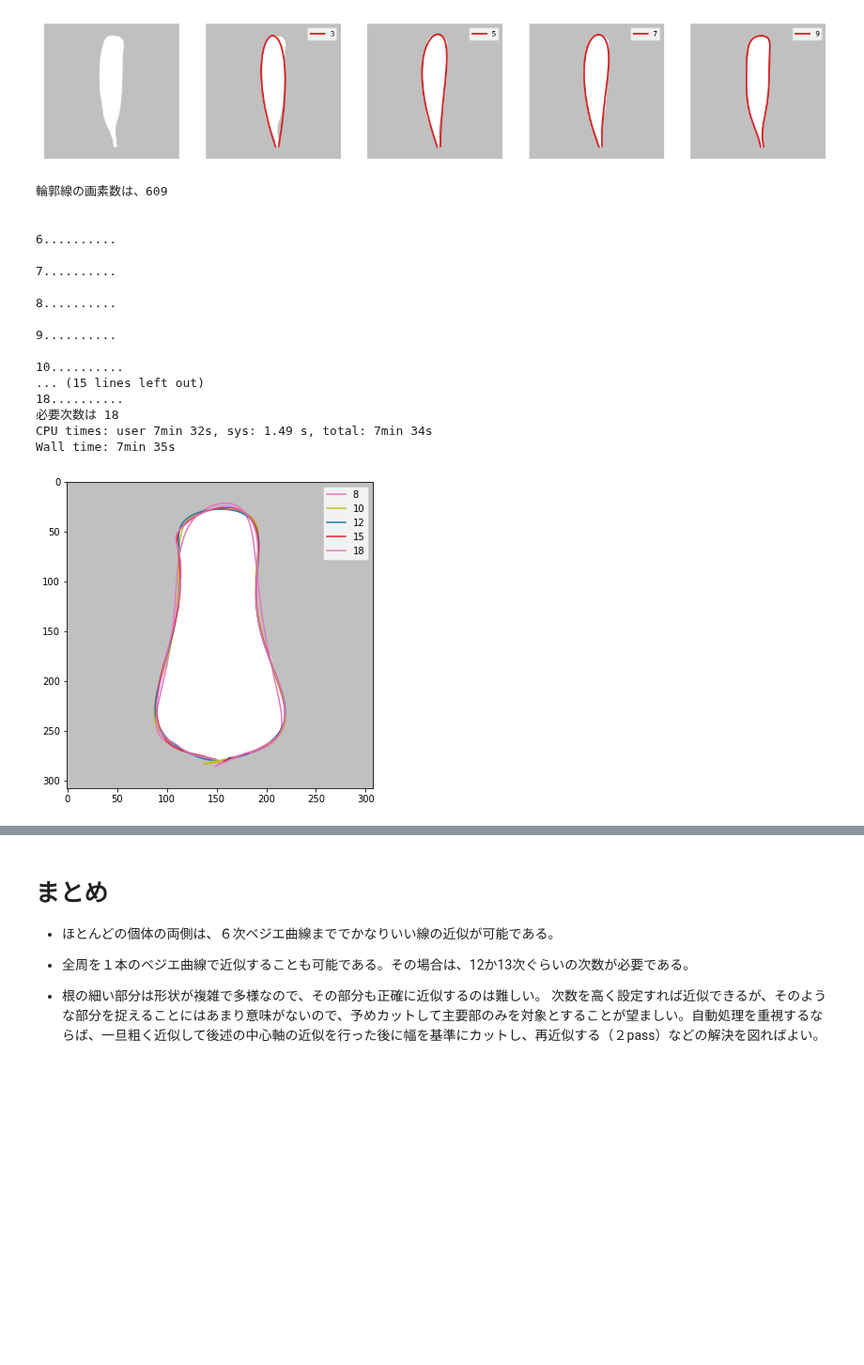
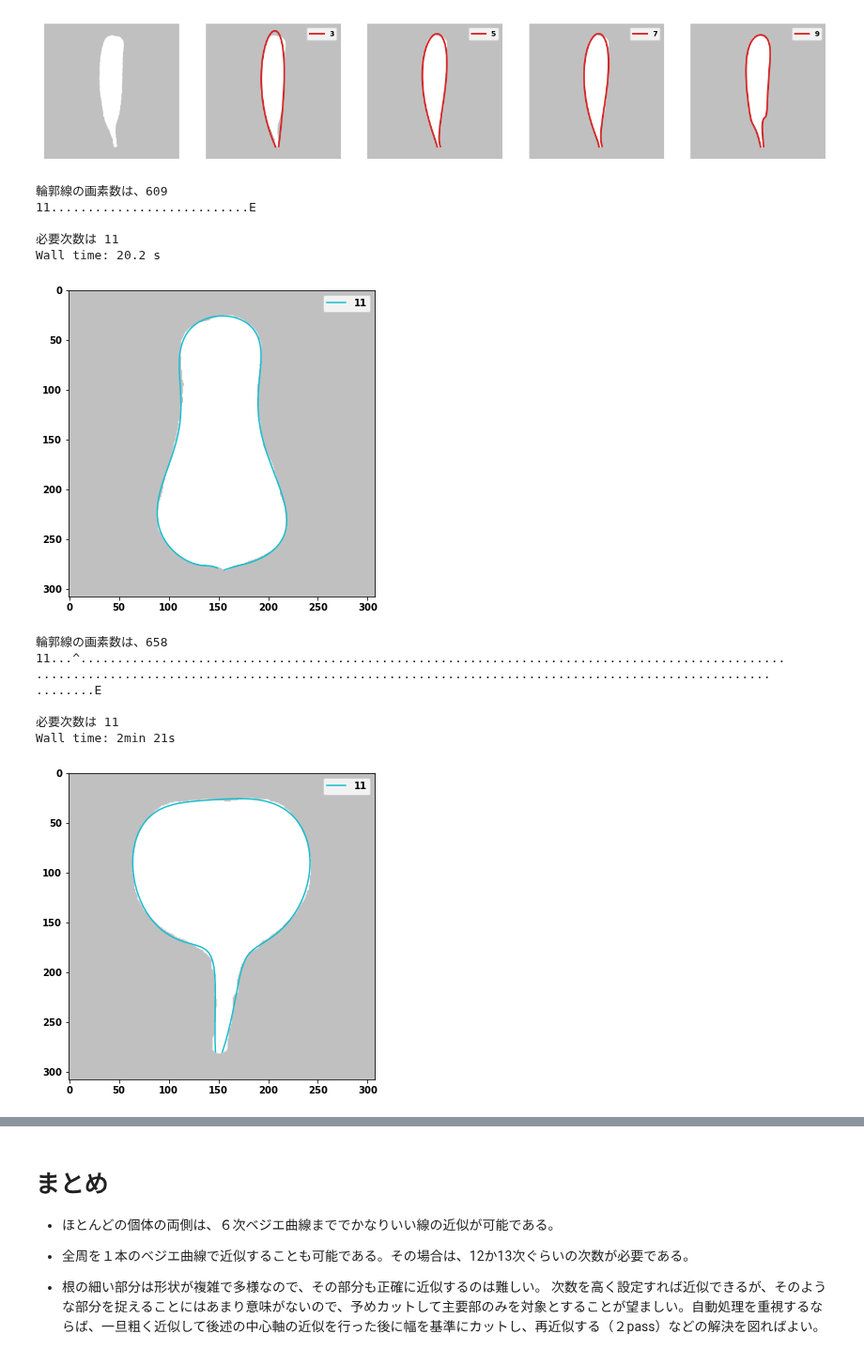
Before and after one commit to iciromaco/RadiShLab, a Jupyter notebook: N006_ベジエ曲線あてはめ.ipynb, the cells around one changed output, grey strips where cells are left out. Shown at 94% size. Saved outputs shown, nothing was run; the diff lists cells and outputs as text; code cells hidden in the pictures; blank space fills up the shorter version.

```diff
--- a/N006_ベジエ曲線あてはめ.ipynb
+++ b/N006_ベジエ曲線あてはめ.ipynb
@@ -2,12 +2,14 @@
 # N006 ベジエ曲線のあてはめ
 # %%
 import sys,os
+os.environ['KMP_DUPLICATE_LIB_OK']='TRUE'
 import numpy as np
 import matplotlib.pyplot as plt
 import cv2
+import platform
 
 # from sympy import *
-from sympy import diff,Symbol,Matrix,symbols,solve,simplify,binomial
+from sympy import diff,Symbol,Matrix,symbols,solve,simplify,binomial,lambdify
 from sympy.abc import a,b,c
 # init_session()
 from sympy import var
@@ -28,10 +30,13 @@ try:
 except ImportError:
     sys.path.append('./rdlib')
     COLABORATORY = False
-import rdlib5 as rd
+    if platform.system()=='Windows':
+        os.environ['KMP_DUPLICATE_LIB_OK']='TRUE'
+import rdlib8 as rd
 
 # フォルダ指定
 labhome = COLABRDROOT if COLABORATORY else LOCALHOME
+resdir = "/res/windows" if platform.system() == "Windows" else "/res"
 
 NSilF = labhome+'/RDSamples/NSilImages' # 正規化されたシルエット画像のフォルダ
 imgs = rd.collectimages(NSilF)       # シルエット画像のリスト
@@ -789,23 +814,25 @@ Wall time: 59.8 s
 class MyBezierCurve(rd.BezierCurve):
     def __init__(self, N=3, samples = [], prefunc=None):
         super().__init__(N=N, samples = samples, prefunc=prefunc)
-    def fit3(self,img,Nfrom=3,Nto=12, maxTry = 10,prefunc = None,errorThres=1.0,withError=False,tpara=[],withFig=[999]):
+    def fit3(self,img,Nfrom=3,Nto=12, maxTry = 3000,prefunc = None,errorThres=1.0,withErr=False,tpara=[],withFig=[999]):
         cts = ["1110","2220","3330","4440","5550","6660","7770","8880","9990","0000"]
         Ncurrent = Nfrom - 1
         func = prefunc
         ts = tpara
         err = errorThres + 1
-        while Ncurrent < Nto and  self.errorThres < err :
+        odds = 0
+        while Ncurrent < Nto and  (errorThres < err or odds>0):
             Ncurrent = Ncurrent + 1
             abez = MyBezierCurve(N=Ncurrent,samples=self.samples, prefunc = func)
             print(Ncurrent,end="")
             # 最大 maxTry 回あてはめを繰り返す
-            cps,func,err = abez.fit1(maxTry=maxTry,withError=True,tpara=ts)
+            cps,func,err = abez.fit1T(maxTry=maxTry,mode=1,withErr=True,tpara=ts)
             ts = abez.ts
+            odds,_var,_dpm = rd.isOverFitting(func,ts,self.samples)
             # 次数を上げてインスタンス生成
             if  999 in withFig or Ncurrent in withFig or Ncurrent == Nto: #  指定されている次数なら描画　ただし最後は常に描画
                 rd.drawBez0(img,stt=0.00,end=1.0,bezL=func,ct=cts[(Ncurrent-3)%10],bzlabel=str(Ncurrent))
-        if withError:
+        if withErr:
             return cps,func,Ncurrent,err
         else:
             return cps,func
@@ -818,8 +845,8 @@ def Demo(imgnum,samples=32,Nfrom=3,Nto=5,pfL=None,pfR=None,withFig=[999],errorTh
     bezL = MyBezierCurve(N=0,samples=Left,prefunc=pfL) # 左のベジエカーブ構造体のインスタンスを生成
     bezR = MyBezierCurve(N=0,samples=Right,prefunc=pfR) # 右のベジエカーブ構造体のインスタンスを生成
     fig = plt.figure(figsize =(6, 6))
-    cpsL,fL,NL,errorL = bezL.fit3(img=img,Nfrom=Nfrom,Nto=Nto,withError=True,prefunc=pfL,withFig=withFig,errorThres=errorThres)
-    cpsR,fR,NR,errorR = bezR.fit3(img=img,Nfrom=Nfrom,Nto=Nto,withError=True,prefunc=pfR,withFig=withFig,errorThres=errorThres)
+    cpsL,fL,NL,errorL = bezL.fit3(img=img,Nfrom=Nfrom,Nto=Nto,maxTry=10,withErr=True,prefunc=pfL,withFig=withFig,errorThres=errorThres)
+    cpsR,fR,NR,errorR = bezR.fit3(img=img,Nfrom=Nfrom,Nto=Nto,maxTry=10,withErr=True,prefunc=pfR,withFig=withFig,errorThres=errorThres)
     plt.legend()
     return fL,fR,NL,NR
 # %%
@@ -1539,39 +1424,40 @@ DemoAll2(8,results8,withFig=[3,5,7,9])
 # %%
 def DemoAll(imgnum,samples=64,Nfrom=6,Nto=15,pf=None,draw=[],withFig=[999]):
     img = imgs[imgnum]
-    conAll = rd.getCntPairWithImg(img, mode=1) # 全周輪郭を得る
+    conAll = rd.getCntPairWithImg(img, mode=1)  # 全周輪郭を得る
     print("輪郭線の画素数は、{}".format(len(conAll)))
     Samples = rd.getSamples(conAll,N=samples,mode='Equidistant')
     # ベジエ曲線の近似次数（N)とサンプルをセットしてベジエ曲線のインスタンスを作成
     bez = MyBezierCurve(N=0,samples=Samples,prefunc=pf) # インスタンス生成
     fig = plt.figure(figsize =(6, 6))
-    cps,fall,N,error = bez.fit3(img=img,Nfrom=Nfrom,Nto=Nto,withError=True,prefunc=pf,withFig=withFig)
+    cps,fall,N,error = bez.fit3(img=img,Nfrom=Nfrom,Nto=Nto,maxTry=3000,withErr=True,prefunc=pf,withFig=withFig)
     plt.legend()
     print("必要次数は",N)
     return fall,N
 # %%
 %%time
 fall=[]
-fl,N = DemoAll(0,samples=64,Nfrom=6,Nto=18,pf=None,withFig=[8,10,12,15])
+fl,N = DemoAll(0,samples=31,Nfrom=11,Nto=11,pf=None,withFig=[11])
 fall.append(fl)
 # %% [output]
 輪郭線の画素数は、609
+11...........................E
 
-
-6..........
-
-7..........
-
-8..........
-
-9..........
-
-10..........
-... (15 lines left out)
-18..........
-必要次数は 18
-CPU times: user 7min 32s, sys: 1.49 s, total: 7min 34s
-Wall time: 7min 35s
+必要次数は 11
+Wall time: 20.2 s
-[figure, old version]
+[figure, new version]
+# %%
+%%time
+fl,N = DemoAll(1,samples=31,Nfrom=11,Nto=11,pf=None,withFig=[11])
+fall.append(fl)
+# %% [output]
+輪郭線の画素数は、658
+11...^................................................................................................
+....................................................................................................
+........E
+
+必要次数は 11
+Wall time: 2min 21s
+[figure, added]
 # %%
 %%time
```
Also changed, not shown: parts of 132 cells of this notebook, 20 other files.
